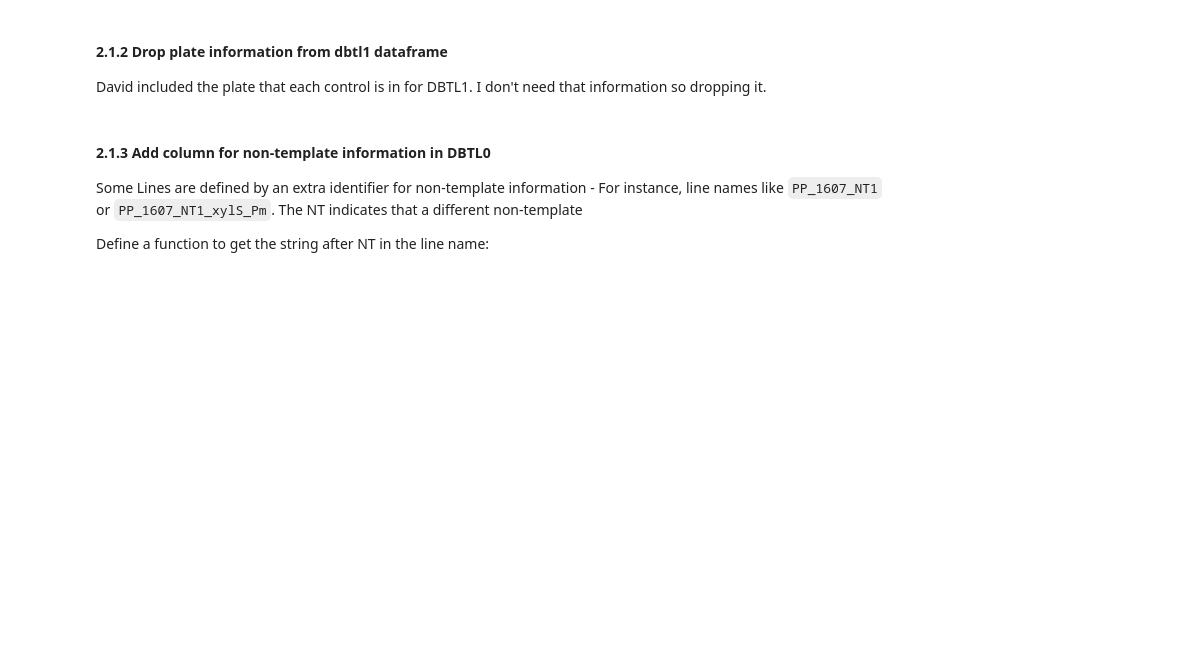
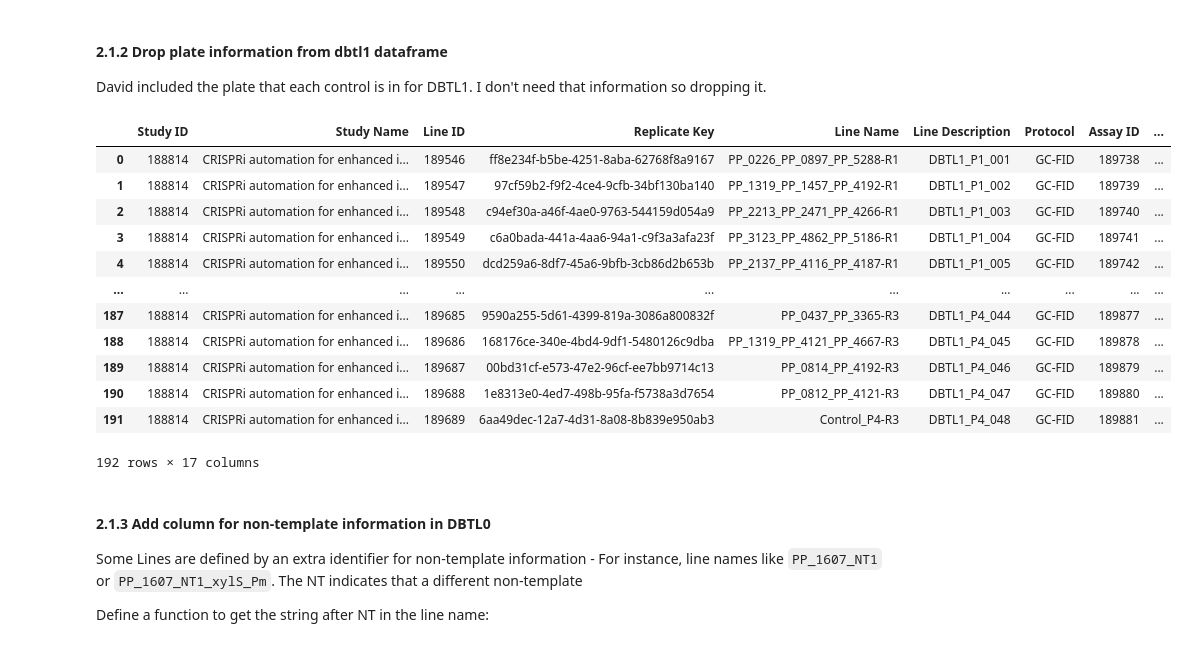
Before and after one commit to JBEI/Isoprenol_CRISPRi, a Jupyter notebook: DavidCarruthers/art_modeling_and_recommend_DBTL1.ipynb, the cells around one changed output. Drawn from its saved outputs; the diff is of its cells as text; code cells hidden in the pictures; blank space fills up the shorter version.

```diff
--- a/DavidCarruthers/art_modeling_and_recommend_DBTL1.ipynb
+++ b/DavidCarruthers/art_modeling_and_recommend_DBTL1.ipynb
@@ -154,6 +163,22 @@ David included the plate that each control is in for DBTL1. I don't need that in
 # %%
 filter_control_name = lambda x: 'Control' if 'ontrol' in x else x
 df_dbtl1['line_name_norep'] = df_dbtl1['line_name_norep'].apply(filter_control_name)
+# %%
+df_dbtl1
+# %% [output]
+|  | Study ID | Study Name | Line ID | Replicate Key | Line Name | Line Description | Protocol | Assay ID | ... |
+| 0 | 188814 | CRISPRi automation for enhanced i... | 189546 | ff8e234f-b5be-4251-8aba-62768f8a9167 | PP_0226_PP_0897_PP_5288-R1 | DBTL1_P1_001 | GC-FID | 189738 | ... |
+| 1 | 188814 | CRISPRi automation for enhanced i... | 189547 | 97cf59b2-f9f2-4ce4-9cfb-34bf130ba140 | PP_1319_PP_1457_PP_4192-R1 | DBTL1_P1_002 | GC-FID | 189739 | ... |
+| 2 | 188814 | CRISPRi automation for enhanced i... | 189548 | c94ef30a-a46f-4ae0-9763-544159d054a9 | PP_2213_PP_2471_PP_4266-R1 | DBTL1_P1_003 | GC-FID | 189740 | ... |
+| 3 | 188814 | CRISPRi automation for enhanced i... | 189549 | c6a0bada-441a-4aa6-94a1-c9f3a3afa23f | PP_3123_PP_4862_PP_5186-R1 | DBTL1_P1_004 | GC-FID | 189741 | ... |
+| 4 | 188814 | CRISPRi automation for enhanced i... | 189550 | dcd259a6-8df7-45a6-9bfb-3cb86d2b653b | PP_2137_PP_4116_PP_4187-R1 | DBTL1_P1_005 | GC-FID | 189742 | ... |
+| ... | ... | ... | ... | ... | ... | ... | ... | ... | ... |
+| 187 | 188814 | CRISPRi automation for enhanced i... | 189685 | 9590a255-5d61-4399-819a-3086a800832f | PP_0437_PP_3365-R3 | DBTL1_P4_044 | GC-FID | 189877 | ... |
+| 188 | 188814 | CRISPRi automation for enhanced i... | 189686 | 168176ce-340e-4bd4-9df1-5480126c9dba | PP_1319_PP_4121_PP_4667-R3 | DBTL1_P4_045 | GC-FID | 189878 | ... |
+| 189 | 188814 | CRISPRi automation for enhanced i... | 189687 | 00bd31cf-e573-47e2-96cf-ee7bb9714c13 | PP_0814_PP_4192-R3 | DBTL1_P4_046 | GC-FID | 189879 | ... |
+| 190 | 188814 | CRISPRi automation for enhanced i... | 189688 | 1e8313e0-4ed7-498b-95fa-f5738a3d7654 | PP_0812_PP_4121-R3 | DBTL1_P4_047 | GC-FID | 189880 | ... |
+| 191 | 188814 | CRISPRi automation for enhanced i... | 189689 | 6aa49dec-12a7-4d31-8a08-8b839e950ab3 | Control_P4-R3 | DBTL1_P4_048 | GC-FID | 189881 | ... |
+192 rows × 17 columns
 # %% [markdown]
 #### 2.1.3 Add column for non-template information in DBTL0
 Some Lines are defined by an extra identifier for non-template information - For instance, line names like `PP_1607_NT1` or `PP_1607_NT1_xylS_Pm`. The NT indicates that a different non-template
```
Also changed, not shown: parts of 56 cells of this notebook, 27 other files.
